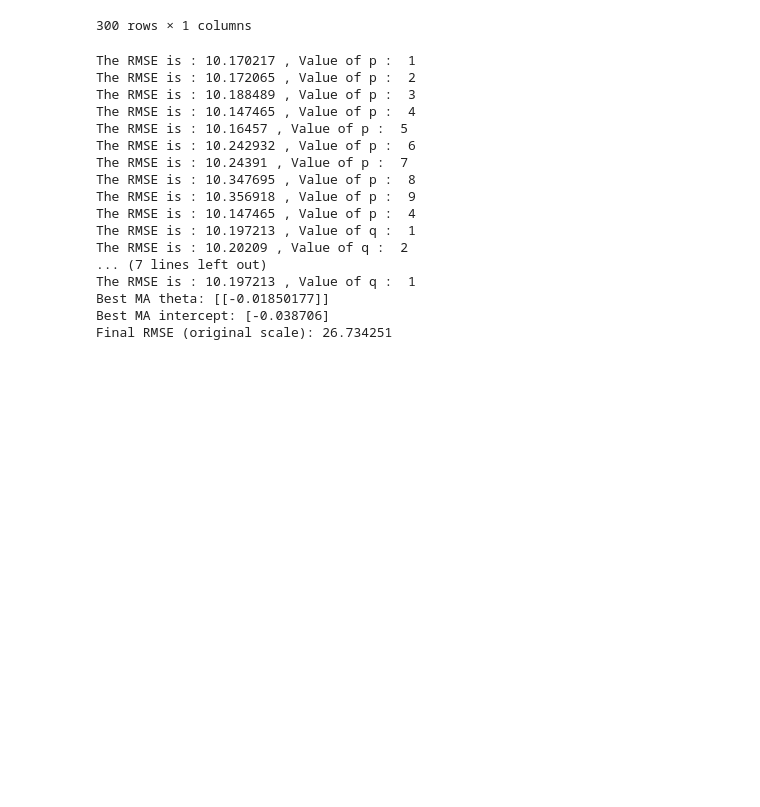
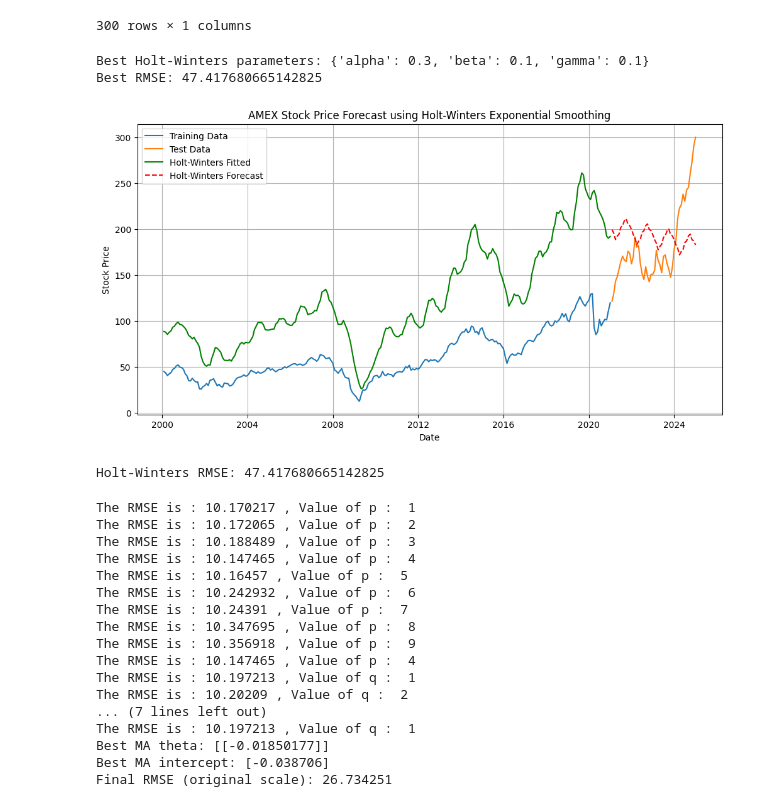
Before and after one commit to DishantB0411/RTSM_2025, a Jupyter notebook: AMEX_Stock_price_Prediction.ipynb, the cells around one changed output. Drawn from its saved outputs; the diff is of its cells as text; code cells hidden in the pictures; blank space fills up the shorter version.

```diff
--- a/AMEX_Stock_price_Prediction.ipynb
+++ b/AMEX_Stock_price_Prediction.ipynb
@@ -640,3 +745,63 @@ df_monthly
+# %%
+# Apply Holt-Winters model with different parameters
+seasonal_periods = 12  # Assuming annual seasonality (12 months)
+alpha_values = [0.1, 0.3, 0.5, 0.7, 0.9]
+beta_values = [0.1, 0.3, 0.5]
+gamma_values = [0.1, 0.3, 0.5]
+
+best_params = {'alpha': 0, 'beta': 0, 'gamma': 0}
+best_rmse = float('inf')
+
+# Find optimal parameters
+for alpha in alpha_values:
+    for beta in beta_values:
+        for gamma in gamma_values:
+            rmse, _, _ = evaluate_holt_winters(
+                train['Data'],
+                test['Data'],
+                alpha=alpha,
+                beta=beta,
+                gamma=gamma,
+                seasonal_periods=seasonal_periods
+            )
+
+            if rmse < best_rmse:
+                best_rmse = rmse
+                best_params = {'alpha': alpha, 'beta': beta, 'gamma': gamma}
+
+print(f"Best Holt-Winters parameters: {best_params}")
+print(f"Best RMSE: {best_rmse}")
+
+# Apply Holt-Winters with the best parameters
+rmse, fitted, forecast = evaluate_holt_winters(
+    train['Data'],
+    test['Data'],
+    alpha=best_params['alpha'],
+    beta=best_params['beta'],
+    gamma=best_params['gamma'],
+    seasonal_periods=seasonal_periods
+)
+
+# Visualize the results
+plt.figure(figsize=(12, 6))
+plt.plot(train.index, train['Data'], label='Training Data')
+plt.plot(test.index, test['Data'], label='Test Data')
+plt.plot(train.index, fitted, label='Holt-Winters Fitted', color='green')
+plt.plot(test.index, forecast[:len(test.index)], label='Holt-Winters Forecast', color='red', linestyle='--')
+plt.xlabel('Date')
+plt.ylabel('Stock Price')
+plt.title('AMEX Stock Price Forecast using Holt-Winters Exponential Smoothing')
+plt.legend()
+plt.grid(True)
+plt.show()
+
+# Calculate metrics for comparison with ARIMA
+print(f"Holt-Winters RMSE: {rmse}")
+# %% [output]
+Best Holt-Winters parameters: {'alpha': 0.3, 'beta': 0.1, 'gamma': 0.1}
+Best RMSE: 47.417680665142825
+[figure, added]
+Holt-Winters RMSE: 47.417680665142825
 # %%
 import warnings
 warnings.filterwarnings('ignore')
```
Also changed, not shown: parts of 2 cells of this notebook.
